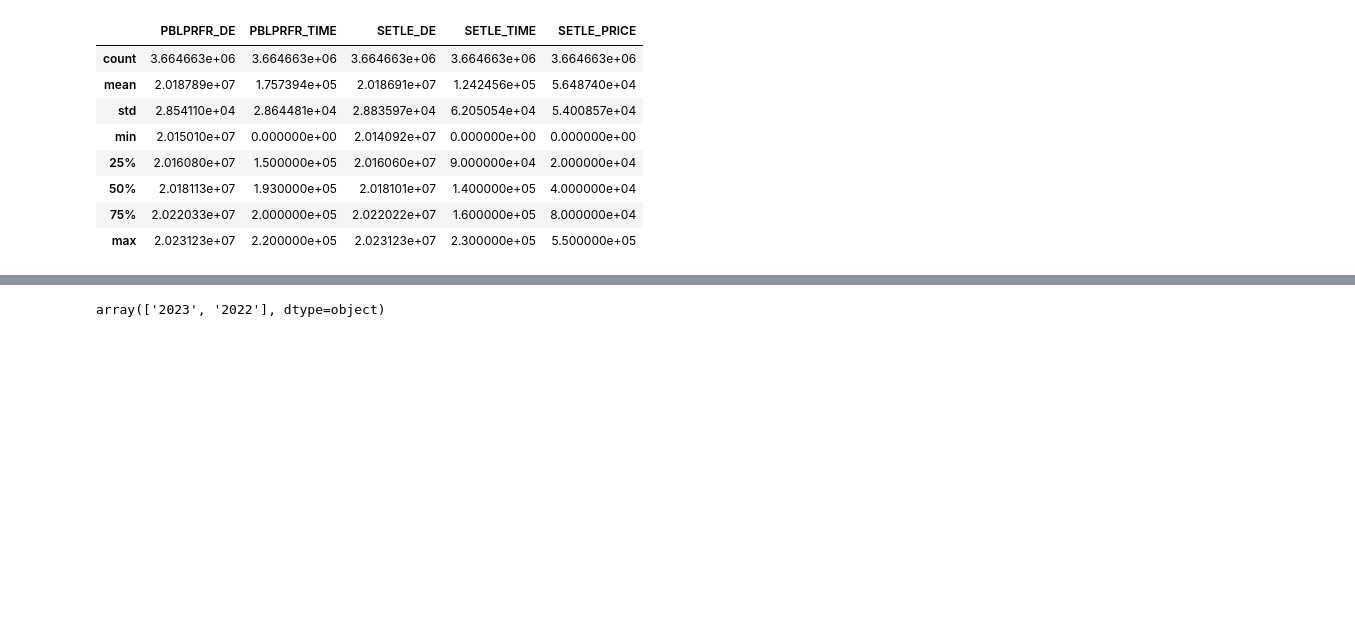
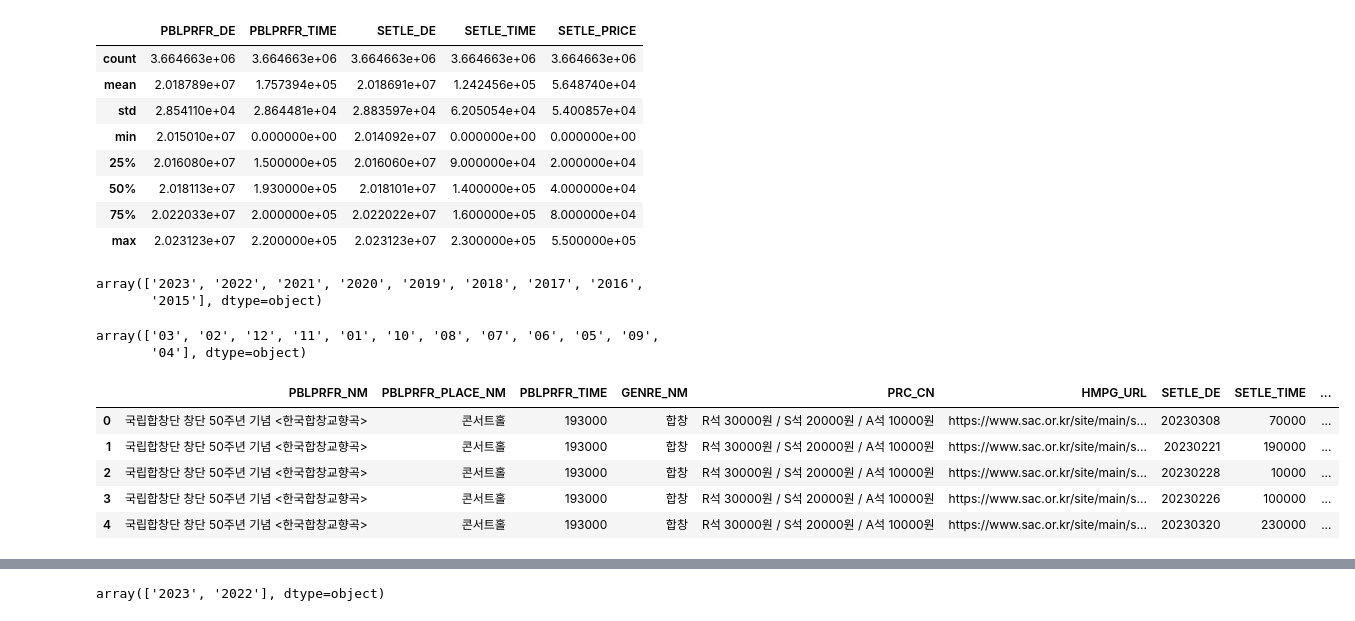
Before and after one commit to jihyeon26/machine_learning_project, a Jupyter notebook: ticket_sales_prediction/preprocessing.ipynb, the cells around one changed output, grey strips where cells are left out. Saved outputs shown, nothing was run; the diff lists cells and outputs as text; code cells hidden in the pictures; blank space fills up the shorter version.

```diff
--- a/ticket_sales_prediction/preprocessing.ipynb
+++ b/ticket_sales_prediction/preprocessing.ipynb
@@ -3,2 +1,9 @@ import pandas as pd
-# %%
-data = pd.read_csv('play_data.csv')
+# %%
+import gzip
+import pandas as pd
+
+with gzip.open('performance_data.csv.gz', 'rt', encoding='utf-8') as f:
+    data = pd.read_csv(f)
+
+# 데이터프레임 출력
+print(data.head())
@@ -44,5 +67,11 @@ data.describe()
 | 75% | 2.022033e+07 | 2.000000e+05 | 2.022022e+07 | 1.600000e+05 | 8.000000e+04 |
 | max | 2.023123e+07 | 2.200000e+05 | 2.023123e+07 | 2.300000e+05 | 5.500000e+05 |
 # %%
+# Extract year from PBLPRFR_DE data
 data['PBLPRFR_DE'] = data['PBLPRFR_DE'].astype(str)
-data['YEAR'] = data['PBLPRFR_DE'].str[:4]
+data['Year'] = data['PBLPRFR_DE'].str[:4]
+# %%
+data['Year'].unique()
+# %% [output]
+array(['2023', '2022', '2021', '2020', '2019', '2018', '2017', '2016',
+       '2015'], dtype=object)
@@ -48,0 +81,15 @@ data['YEAR'] = data['PBLPRFR_DE'].str[:4]
+# %%
+data['Month'].unique()
+# %% [output]
+array(['03', '02', '12', '11', '01', '10', '08', '07', '06', '05', '09',
+       '04'], dtype=object)
+# %%
+data.drop(columns='PBLPRFR_DE', inplace=True)
+data.head()
+# %% [output]
+|  | PBLPRFR_NM | PBLPRFR_PLACE_NM | PBLPRFR_TIME | GENRE_NM | PRC_CN | HMPG_URL | SETLE_DE | SETLE_TIME | ... |
+| 0 | 국립합창단 창단 50주년 기념 <한국합창교향곡> | 콘서트홀 | 193000 | 합창 | R석 30000원 / S석 20000원 / A석 10000원 | https://www.sac.or.kr/site/main/s... | 20230308 | 70000 | ... |
+| 1 | 국립합창단 창단 50주년 기념 <한국합창교향곡> | 콘서트홀 | 193000 | 합창 | R석 30000원 / S석 20000원 / A석 10000원 | https://www.sac.or.kr/site/main/s... | 20230221 | 190000 | ... |
+| 2 | 국립합창단 창단 50주년 기념 <한국합창교향곡> | 콘서트홀 | 193000 | 합창 | R석 30000원 / S석 20000원 / A석 10000원 | https://www.sac.or.kr/site/main/s... | 20230228 | 10000 | ... |
+| 3 | 국립합창단 창단 50주년 기념 <한국합창교향곡> | 콘서트홀 | 193000 | 합창 | R석 30000원 / S석 20000원 / A석 10000원 | https://www.sac.or.kr/site/main/s... | 20230226 | 100000 | ... |
+| 4 | 국립합창단 창단 50주년 기념 <한국합창교향곡> | 콘서트홀 | 193000 | 합창 | R석 30000원 / S석 20000원 / A석 10000원 | https://www.sac.or.kr/site/main/s... | 20230320 | 230000 | ... |
```
Also changed, not shown: parts of 34 cells of this notebook, 1 other file.
